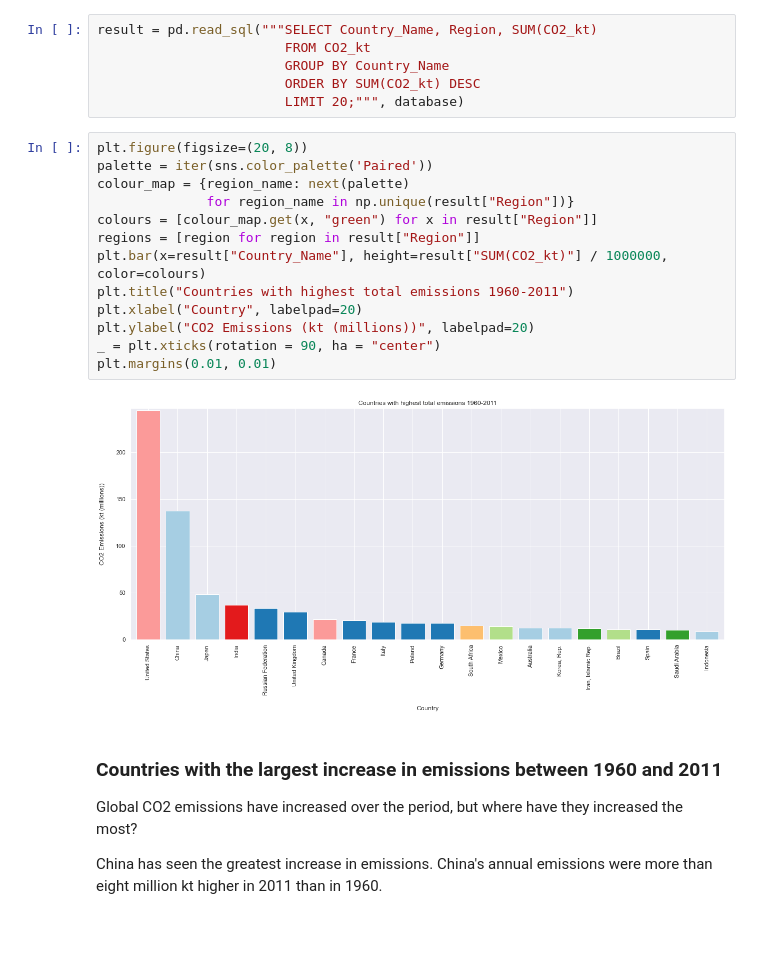
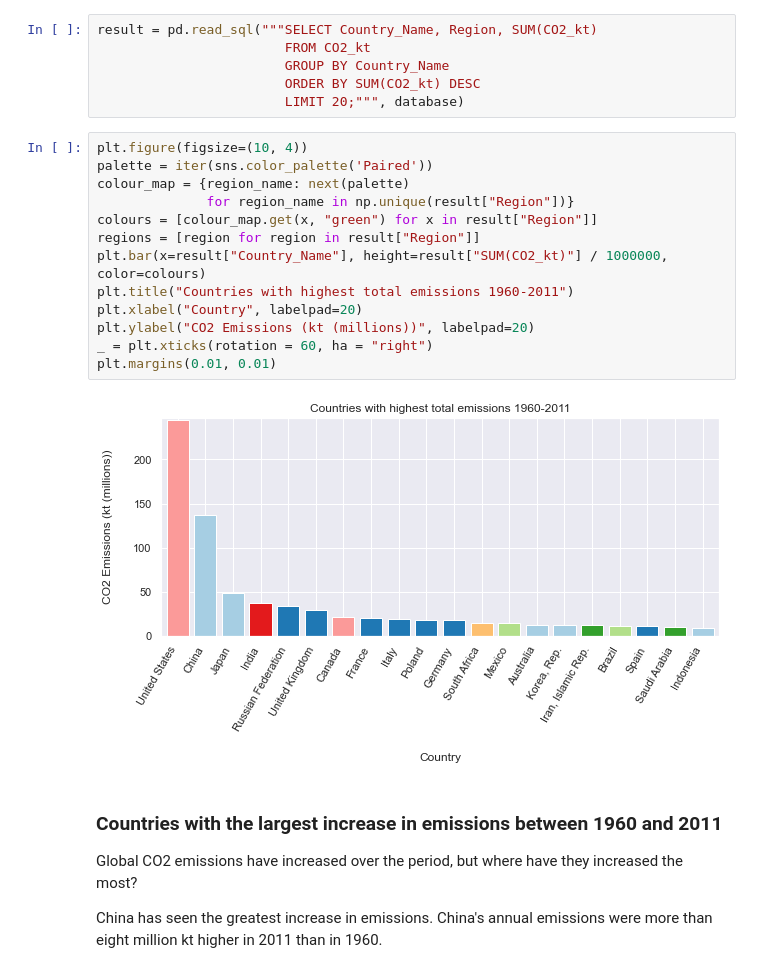
Before and after one commit to mmccrechowicz/mmccrechowicz.github.io, a Jupyter notebook: content/posts/CO2_Emissions.ipynb, the cells around one changed output. Drawn from its saved outputs; the diff is of its cells as text; blank space fills up the shorter version.

```diff
--- a/content/posts/CO2_Emissions.ipynb
+++ b/content/posts/CO2_Emissions.ipynb
@@ -310,20 +313,20 @@ result = pd.read_sql("""SELECT Country_Name, Region, SUM(CO2_kt)
                         ORDER BY SUM(CO2_kt) DESC
                         LIMIT 20;""", database)
 # %%
-plt.figure(figsize=(20, 8))
+plt.figure(figsize=(10, 4))
 palette = iter(sns.color_palette('Paired'))
 colour_map = {region_name: next(palette)
               for region_name in np.unique(result["Region"])}
 colours = [colour_map.get(x, "green") for x in result["Region"]]
 regions = [region for region in result["Region"]]
 plt.bar(x=result["Country_Name"], height=result["SUM(CO2_kt)"] / 1000000, color=colours)
 plt.title("Countries with highest total emissions 1960-2011")
 plt.xlabel("Country", labelpad=20)
 plt.ylabel("CO2 Emissions (kt (millions))", labelpad=20)
-_ = plt.xticks(rotation = 90, ha = "center")
+_ = plt.xticks(rotation = 60, ha = "right")
 plt.margins(0.01, 0.01)
 # %% [output]
-[figure, old version]
+[figure, new version]
 # %% [markdown]
 ### Countries with the largest increase in emissions between 1960 and 2011
 
```
Also changed, not shown: parts of 30 cells of this notebook, 59 other files.
